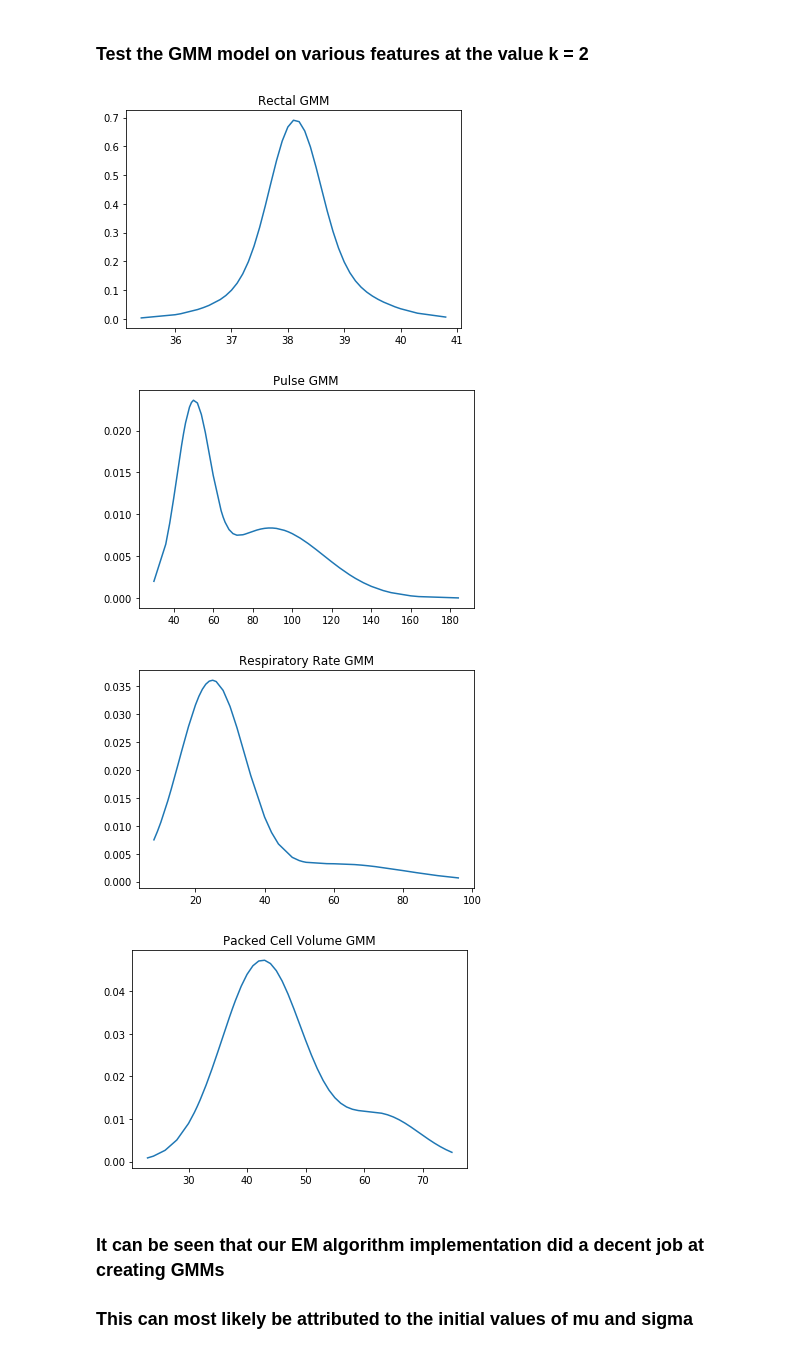
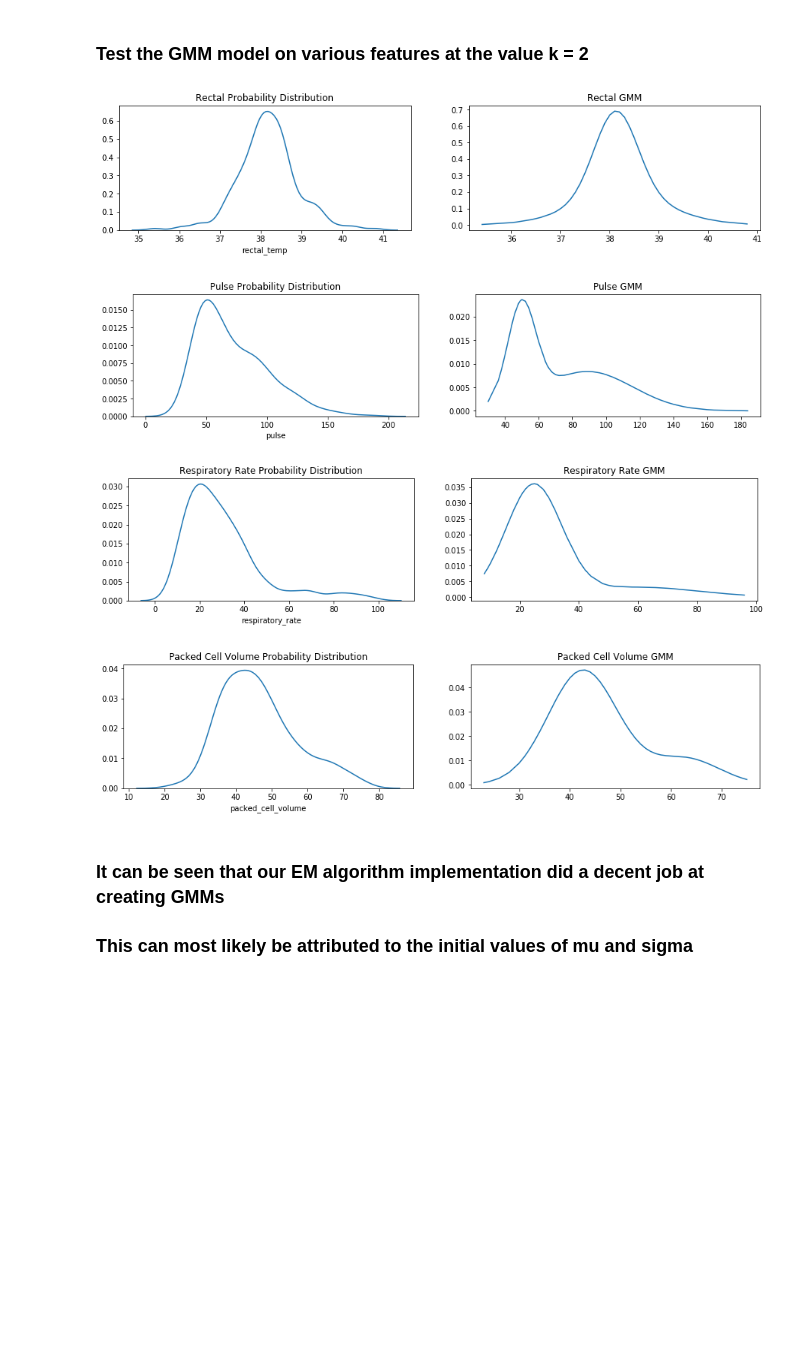
Before and after one commit to ronmoore3/eecs738projects-Machine-Learning, a Jupyter notebook: Probably_Interesting_Data/notebooks/Horse_1D_GMM.ipynb, the cells around one changed output. Cells and saved outputs as stored; diff of their text form; code cells hidden in the pictures; blank space fills up the shorter version.

```diff
--- a/Probably_Interesting_Data/notebooks/Horse_1D_GMM.ipynb
+++ b/Probably_Interesting_Data/notebooks/Horse_1D_GMM.ipynb
@@ -114,10 +102,14 @@ def colormap(x):
-# %%
-# create plot function for gaussian model
-def plot_gaussian(z, title):
-    z.sort()
-    x, y = zip(*z)
-    plt.plot(x,y)
-    plt.title(title)
+# %%
+# create plot function for gaussian model
+def plot_gaussian(x, z, title1, title2):
+    z.sort()
+    x2, y2 = zip(*z)
+    # plot subplots
+    f, (ax1, ax2) = plt.subplots(1, 2, figsize=(15,3))
+    sns.distplot(x, hist=False, ax=ax1)
+    ax1.set_title(title1)
+    ax2.plot(x2,y2)
+    ax2.set_title(title2)
 # %% [markdown]
 ### Create a gaussian mixture model using the expectation-maximization (EM) algorithm
 
@@ -125,7 +117,7 @@ def plot_gaussian(z, title):
 
 ### Mu values for each distribution will be stored in a dictionary that can be passed into the gaussian mixture model
 # %%
-def gaussian_mixture_model(x, k, d, title):
+def gaussian_mixture_model(x, k, d, title1, title2):
     # initialize values of means, variances, and mixture coefficients of gaussian models
     N = len(x)
     mix = 1/k
@@ -150,7 +142,7 @@ def gaussian_mixture_model(x, k, d, title):
 
     # initialize guassian variable
     for i in range(k):
-        gaus.append(gaussian(x, mu[i],sig[i]))
+        gaus.append(gaussian(x, mu[i], sig[i]))
 
     # repeat E-step and M-step until convergence criterion met
     count = 0
@@ -207,7 +199,7 @@ def gaussian_mixture_model(x, k, d, title):
     z = list(zip(x,y))
 
     # plot function
-    plot_gaussian(z, title)
+    plot_gaussian(x, z, title1, title2)
 
     return
 # %% [markdown]
@@ -215,27 +207,27 @@ def gaussian_mixture_model(x, k, d, title):
 # %%
 #rectal temperature feature
 d1 = {2:[38.0,39.5]}
-y1 = gaussian_mixture_model(rectal_temp, 2, d1, "Rectal GMM")
+y1 = gaussian_mixture_model(rectal_temp, 2, d1, "Rectal Probability Distribution","Rectal GMM")
 # %% [output]
-[figure, old version]
+[figure, new version]
 # %%
 # pulse feature
 d2 = {2:[50.0, 85.0]}
-y2 = gaussian_mixture_model(pulse, 2, d2, "Pulse GMM")
+y2 = gaussian_mixture_model(pulse, 2, d2, "Pulse Probability Distribution", "Pulse GMM")
 # %% [output]
-[figure, old version]
+[figure, new version]
 # %%
 # respiratory rate feature
 d3 = {2:[25.0, 85.0]}
-y3 = gaussian_mixture_model(respiratory_rate, 2, d3, "Respiratory Rate GMM")
+y3 = gaussian_mixture_model(respiratory_rate, 2, d3, "Respiratory Rate Probability Distribution", "Respiratory Rate GMM")
 # %% [output]
-[figure, old version]
+[figure, new version]
 # %%
 # respiratory rate feature
 d4 = {2:[45.0, 65.0]}
-y4 = gaussian_mixture_model(packed_cell_volume, 2, d4, "Packed Cell Volume GMM")
+y4 = gaussian_mixture_model(packed_cell_volume, 2, d4, "Packed Cell Volume Probability Distribution", "Packed Cell Volume GMM")
 # %% [output]
-[figure, old version]
+[figure, new version]
 # %% [markdown]
 ### It can be seen that our EM algorithm implementation did a decent job at creating GMMs
 
```
Also changed, not shown: parts of 1 cell of this notebook.
